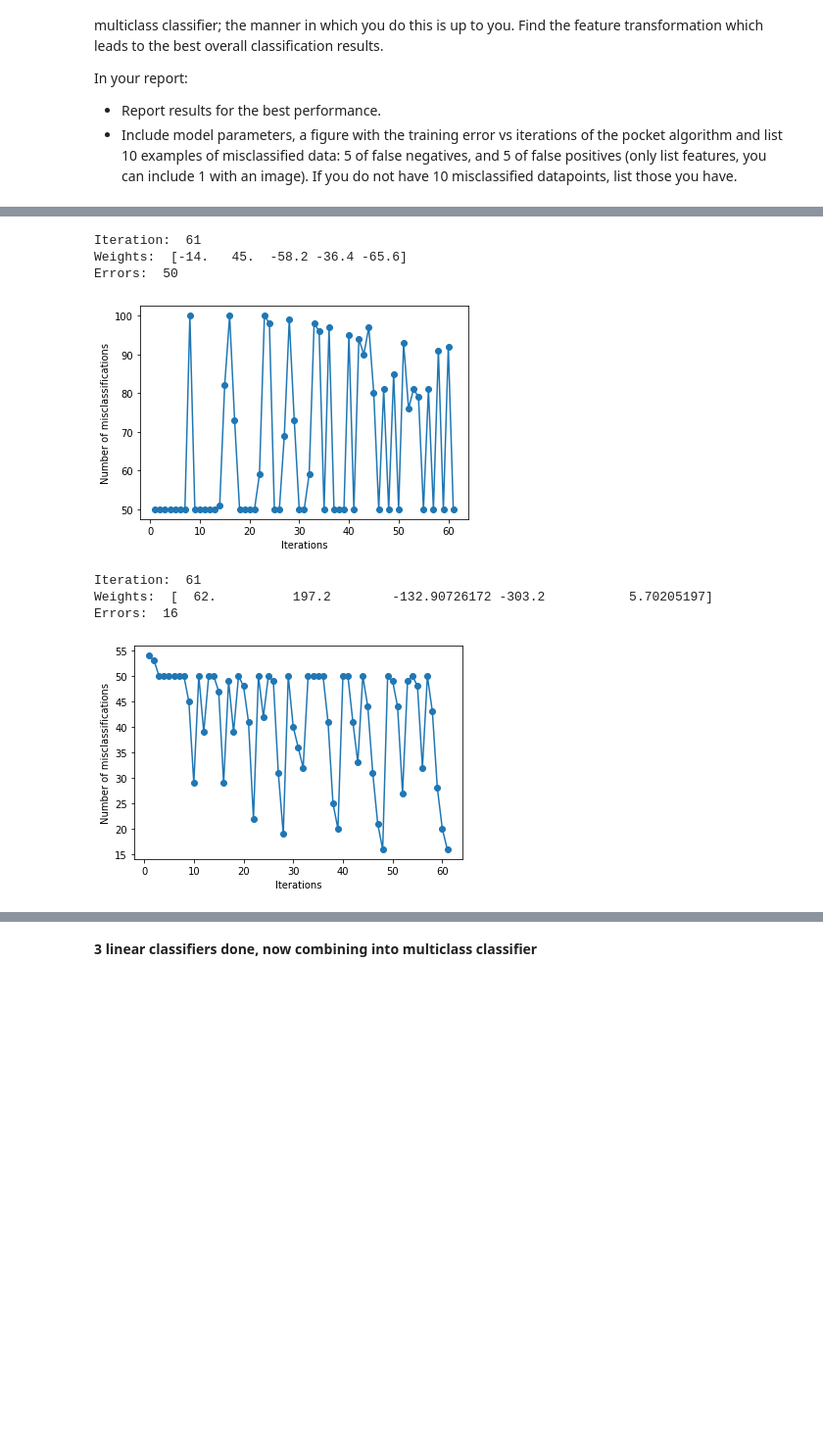
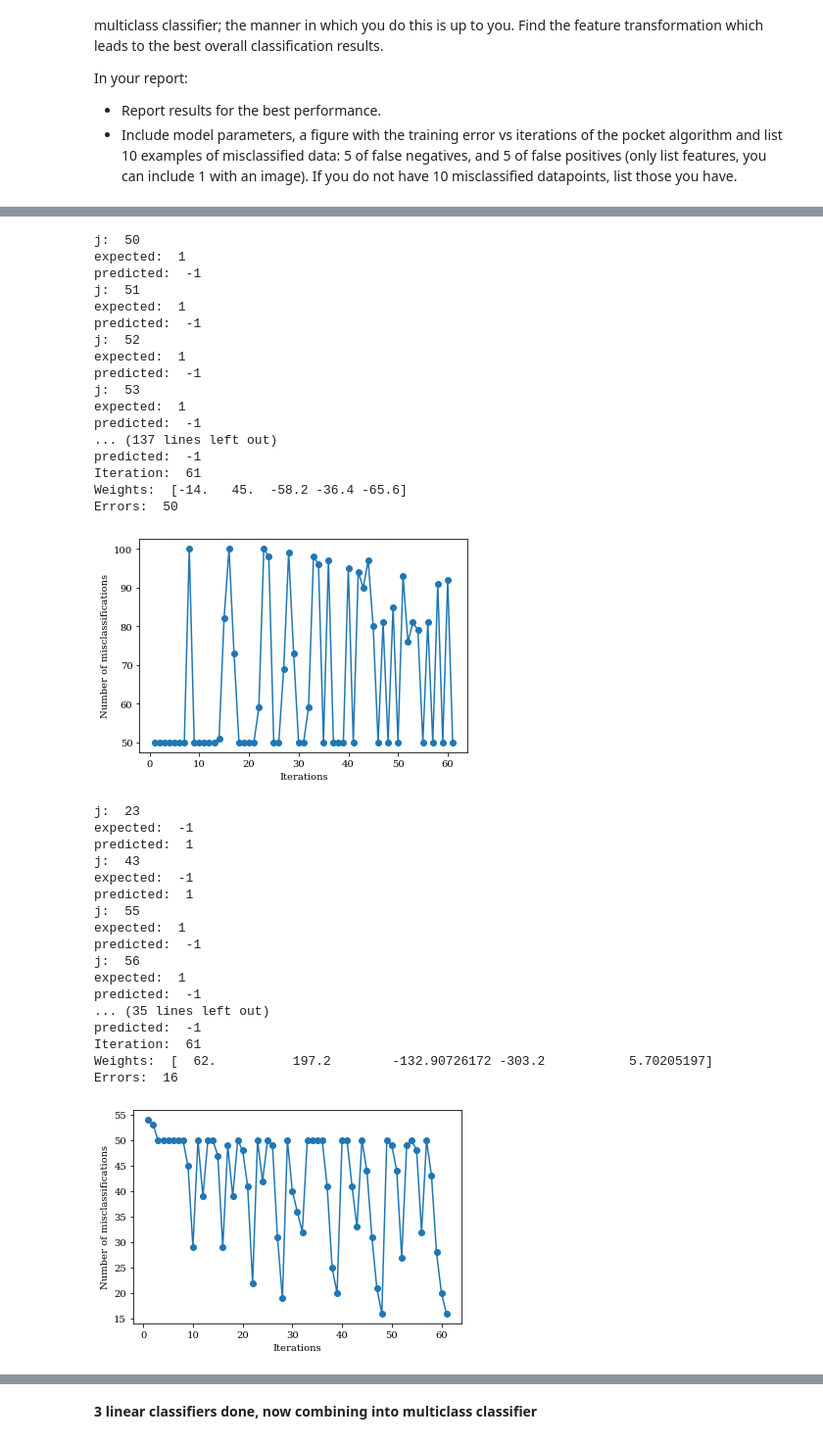
Before and after one commit to limited-fion/ee3-ml, a Jupyter notebook: Fion_ML_non_linear_predictors.ipynb, the cells around one changed output, grey strips where cells are left out. Shown at 98% size. Drawn from its saved outputs; the diff is of its cells as text; code cells hidden in the pictures; blank space fills up the shorter version.

```diff
--- a/Fion_ML_non_linear_predictors.ipynb
+++ b/Fion_ML_non_linear_predictors.ipynb
@@ -108,10 +113,17 @@ def fit(n_iter, X, y):
             errors = 0
             for j, (xi, target) in enumerate(zip(X, y)):
                 if predict(W, xi) != target:
-                    errors += 1
+                  errors += 1
+
+            i += 1
+            if i == n_iter:
+              for j, (xi, target) in enumerate(zip(X, y)):
+                if predict(W, xi) != target:
+                    print("j: ", j)
+                    print("expected: ", target)
+                    print("predicted: ", predict(W, xi))
             # -------------------------------------------
             errors_.append(errors)
-            i += 1
             if i == n_iter:
               print ("Iteration: ", i)
               print("Weights: ", W)
@@ -129,3 +141,21 @@ In your report:
 
 - Report results for the best performance.
 - Include model parameters, a figure with the training error vs iterations of the pocket algorithm and list 10 examples of misclassified data: 5 of false negatives, and 5 of false positives (only list features, you can include 1 with an image). If you do not have 10 misclassified datapoints, list those you have.
+# %%
+import matplotlib as mpl
+import matplotlib.font_manager as fm
+from matplotlib import font_manager as fm, pyplot as plt
+
+!wget https://github.com/trishume/OpenTuringCompiler/blob/master/stdlib-sfml/fonts/Times%20New%20Roman.ttf
+!wget https://github.com/matomo-org/travis-scripts/blob/master/fonts/Arial.ttf
+
+font_files = fm.findSystemFonts()
+
+# Go through and add each to Matplotlib's font cache.
+for font_file in font_files:
+    fm.fontManager.addfont(font_file)
+
+fm.fontManager.ttflist += fm.createFontList(['Times New Roman.ttf'])
+
+# Use your new font on all your plots.
+plt.rc('font', family='serif')
@@ -150,9 +198,7 @@ X = np.concatenate((X_setosa, X_versicolor, X_virginica))
 # classify setosa and others
 
 y1 = np.where(labels == 0, 1, -1)
-
-n_iter=5
-fit(n_iter, X, y1)
+fit(5, X, y1)
 # %% [output]
 Iteration:  5
 Weights:  [  2.    2.2   7.2 -10.4  -4.4]
@@ -161,28 +207,57 @@ Errors:  0
 # %%
-# classify virginica and others
+# classify versicolor and others
 i = -7
 j = -2
+
 iris = load_iris()
 features = iris.data.T
 features[1] = i*features[1]**j + i*features[1]**(j-1)
 features[3] = i*features[3]**j + i*features[3]**(j-1)
 new_X = np.column_stack(features)
 
 y2 = np.where(labels == 1, 1, -1)
 
 n_iter=61
 
-fit(n_iter, X, y2)
+fit(61, X, y2)
 fit(n_iter, new_X, y2)
 # %% [output]
+j:  50
+expected:  1
+predicted:  -1
+j:  51
+expected:  1
+predicted:  -1
+j:  52
+expected:  1
+predicted:  -1
+j:  53
+expected:  1
+predicted:  -1
+... (137 lines left out)
+predicted:  -1
 Iteration:  61
 Weights:  [-14.   45.  -58.2 -36.4 -65.6]
 Errors:  50
-[figure, old version]
+[figure, new version]
+j:  23
+expected:  -1
+predicted:  1
+j:  43
+expected:  -1
+predicted:  1
+j:  55
+expected:  1
+predicted:  -1
+j:  56
+expected:  1
+predicted:  -1
+... (35 lines left out)
+predicted:  -1
 Iteration:  61
 Weights:  [  62.          197.2        -132.90726172 -303.2           5.70205197]
 Errors:  16
-[figure, old version]
+[figure, new version]
 # %%
 # code to determine errors for each model parameters & test the parameters
 
```
Also changed, not shown: parts of 19 cells of this notebook.
